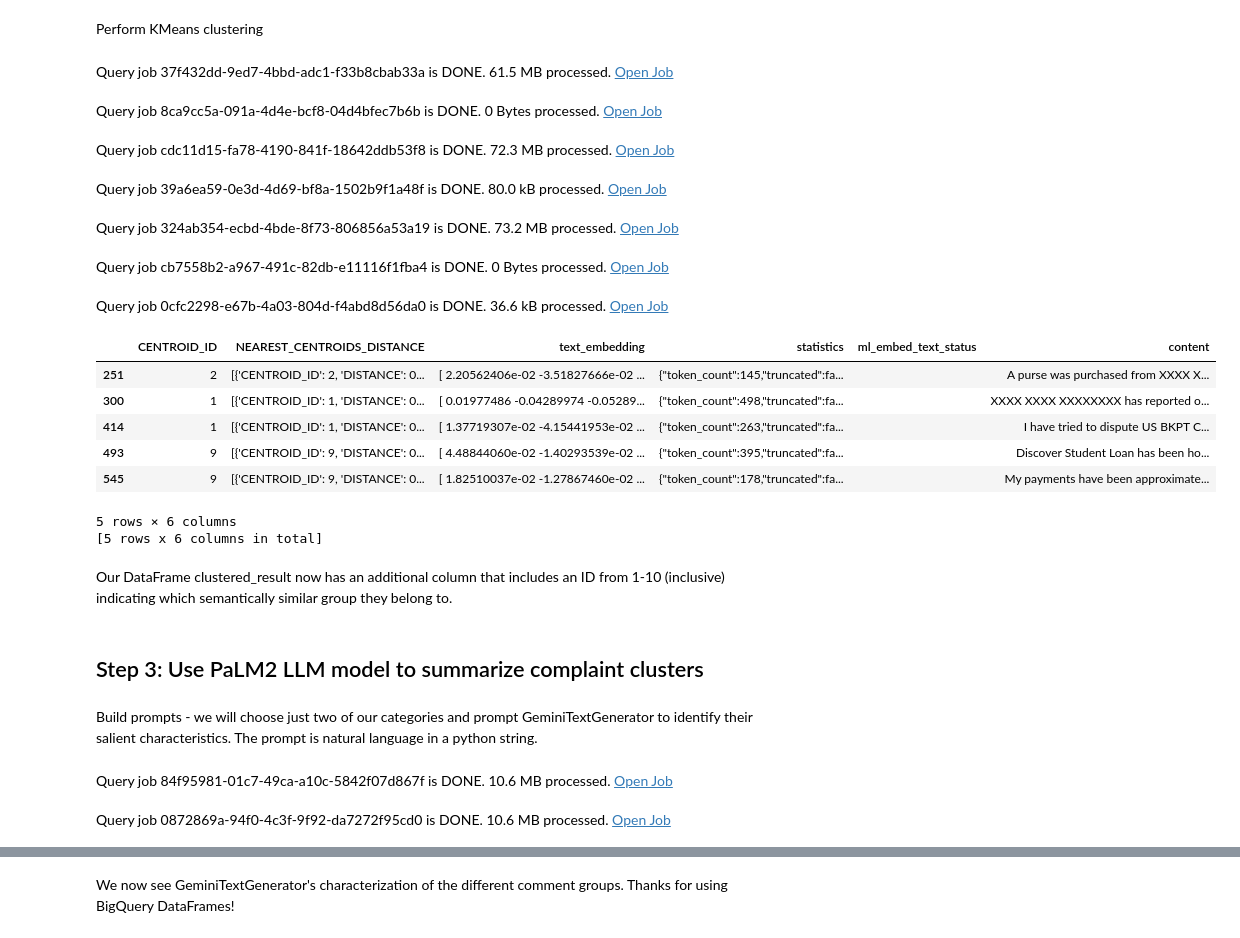
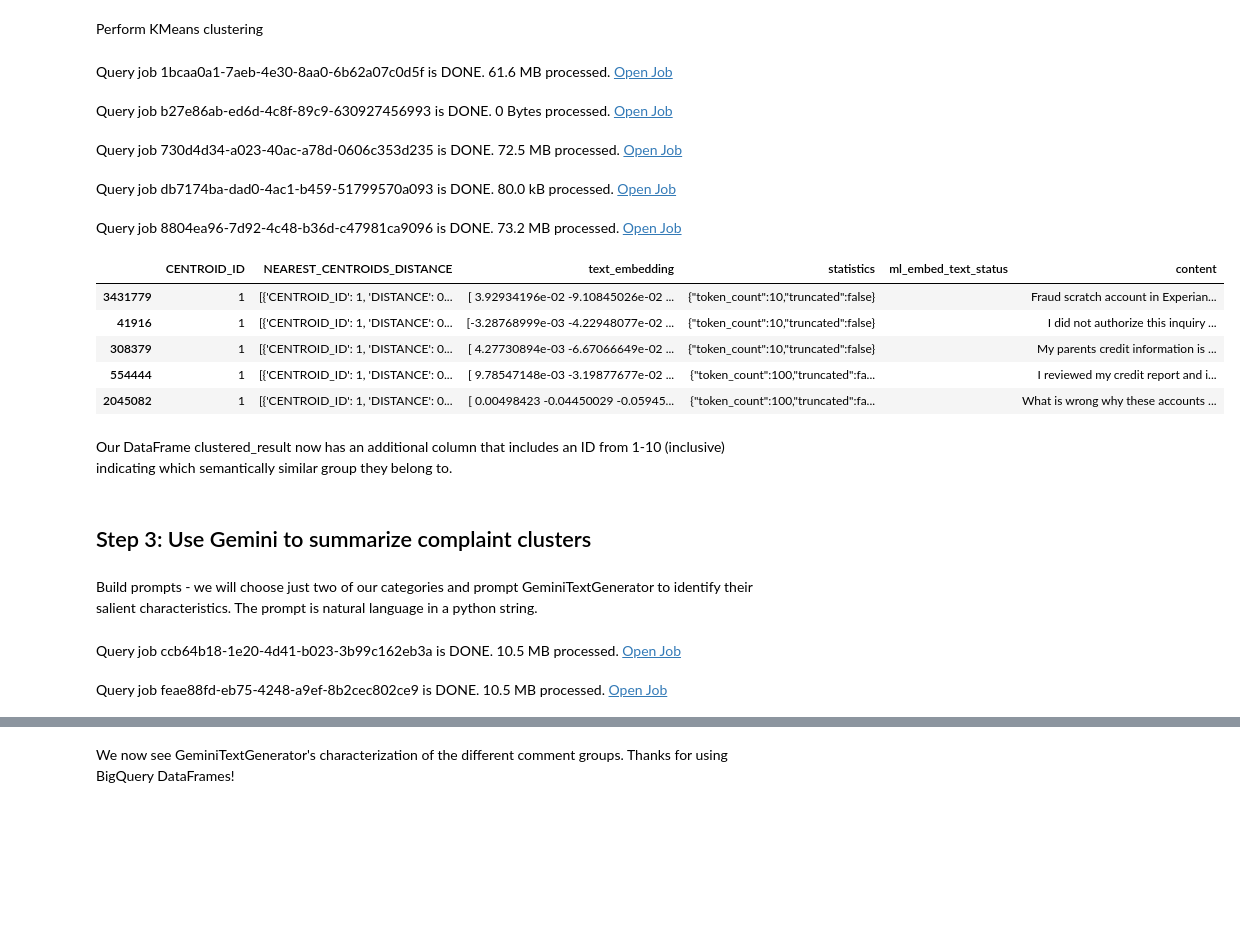
Before and after one commit to googleapis/python-bigquery-dataframes, a Jupyter notebook: notebooks/generative_ai/bq_dataframes_llm_kmeans.ipynb, the cells around one changed output, grey strips where cells are left out. Saved outputs shown, nothing was run; the diff lists cells and outputs as text; code cells hidden in the pictures; blank space fills up the shorter version.

```diff
--- a/notebooks/generative_ai/bq_dataframes_llm_kmeans.ipynb
+++ b/notebooks/generative_ai/bq_dataframes_llm_kmeans.ipynb
@@ -88,7 +88,7 @@ Complete the tasks in this section to set up your environment.
 **If you don't know your project ID**, see the support page: [Locate the project ID](https://support.google.com/googleapi/answer/7014113)
 # %%
 # set your project ID below
-PROJECT_ID = ""  # @param {type:"string"}
+PROJECT_ID = "bigframes-dev"  # @param {type:"string"}
 
 # Set the project id in gcloud
 #! gcloud config set project {PROJECT_ID}
@@ -181,0 +191,4 @@ Query job b0e71a63-1365-4fc5-a764-b25b62387fd1 is DONE. 36.1 kB processed. Open
+# %%
+successful_rows = predicted_embeddings["ml_embed_text_status"] == ""
+predicted_embeddings = predicted_embeddings[successful_rows]
+predicted_embeddings
@@ -192,30 +228,26 @@ Perform KMeans clustering
 # %%
 # Use KMeans clustering to calculate our groups. Will take ~3 minutes.
 cluster_model.fit(predicted_embeddings[["text_embedding"]])
 clustered_result = cluster_model.predict(predicted_embeddings)
 # Notice the CENTROID_ID column, which is the ID number of the group that
 # each complaint belongs to.
-clustered_result.head(n=5)
+clustered_result.peek(n=5)
 # %% [output]
-Query job 37f432dd-9ed7-4bbd-adc1-f33b8cbab33a is DONE. 61.5 MB processed. Open Job
+Query job 1bcaa0a1-7aeb-4e30-8aa0-6b62a07c0d5f is DONE. 61.6 MB processed. Open Job
-Query job 8ca9cc5a-091a-4d4e-bcf8-04d4bfec7b6b is DONE. 0 Bytes processed. Open Job
+Query job b27e86ab-ed6d-4c8f-89c9-630927456993 is DONE. 0 Bytes processed. Open Job
-Query job cdc11d15-fa78-4190-841f-18642ddb53f8 is DONE. 72.3 MB processed. Open Job
+Query job 730d4d34-a023-40ac-a78d-0606c353d235 is DONE. 72.5 MB processed. Open Job
-Query job 39a6ea59-0e3d-4d69-bf8a-1502b9f1a48f is DONE. 80.0 kB processed. Open Job
+Query job db7174ba-dad0-4ac1-b459-51799570a093 is DONE. 80.0 kB processed. Open Job
-Query job 324ab354-ecbd-4bde-8f73-806856a53a19 is DONE. 73.2 MB processed. Open Job
+Query job 8804ea96-7d92-4c48-b36d-c47981ca9096 is DONE. 73.2 MB processed. Open Job
-Query job cb7558b2-a967-491c-82db-e11116f1fba4 is DONE. 0 Bytes processed. Open Job
-Query job 0cfc2298-e67b-4a03-804d-f4abd8d56da0 is DONE. 36.6 kB processed. Open Job
 |  | CENTROID_ID | NEAREST_CENTROIDS_DISTANCE | text_embedding | statistics | ml_embed_text_status | content |
-| 251 | 2 | [{'CENTROID_ID': 2, 'DISTANCE': 0... | [ 2.20562406e-02 -3.51827666e-02 ... | {"token_count":145,"truncated":fa... |  | A purse was purchased from XXXX X... |
-| 300 | 1 | [{'CENTROID_ID': 1, 'DISTANCE': 0... | [ 0.01977486 -0.04289974 -0.05289... | {"token_count":498,"truncated":fa... |  | XXXX XXXX XXXXXXXX has reported o... |
-| 414 | 1 | [{'CENTROID_ID': 1, 'DISTANCE': 0... | [ 1.37719307e-02 -4.15441953e-02 ... | {"token_count":263,"truncated":fa... |  | I have tried to dispute US BKPT C... |
-| 493 | 9 | [{'CENTROID_ID': 9, 'DISTANCE': 0... | [ 4.48844060e-02 -1.40293539e-02 ... | {"token_count":395,"truncated":fa... |  | Discover Student Loan has been ho... |
-| 545 | 9 | [{'CENTROID_ID': 9, 'DISTANCE': 0... | [ 1.82510037e-02 -1.27867460e-02 ... | {"token_count":178,"truncated":fa... |  | My payments have been approximate... |
+| 3431779 | 1 | [{'CENTROID_ID': 1, 'DISTANCE': 0... | [ 3.92934196e-02 -9.10845026e-02 ... | {"token_count":10,"truncated":false} |  | Fraud scratch account in Experian... |
+| 41916 | 1 | [{'CENTROID_ID': 1, 'DISTANCE': 0... | [-3.28768999e-03 -4.22948077e-02 ... | {"token_count":10,"truncated":false} |  | I did not authorize this inquiry ... |
+| 308379 | 1 | [{'CENTROID_ID': 1, 'DISTANCE': 0... | [ 4.27730894e-03 -6.67066649e-02 ... | {"token_count":10,"truncated":false} |  | My parents credit information is ... |
+| 554444 | 1 | [{'CENTROID_ID': 1, 'DISTANCE': 0... | [ 9.78547148e-03 -3.19877677e-02 ... | {"token_count":100,"truncated":fa... |  | I reviewed my credit report and i... |
+| 2045082 | 1 | [{'CENTROID_ID': 1, 'DISTANCE': 0... | [ 0.00498423 -0.04450029 -0.05945... | {"token_count":100,"truncated":fa... |  | What is wrong why these accounts ... |
-5 rows × 6 columns
-[5 rows x 6 columns in total]
 # %% [markdown]
 Our DataFrame clustered_result now has an additional column that includes an ID from 1-10 (inclusive) indicating which semantically similar group they belong to.
 # %% [markdown]
-## Step 3: Use PaLM2 LLM model to summarize complaint clusters
+## Step 3: Use Gemini to summarize complaint clusters
 # %% [markdown]
 Build prompts - we will choose just two of our categories and prompt GeminiTextGenerator to identify their salient characteristics. The prompt is natural language in a python string.
 # %%
@@ -231,8 +263,8 @@ cluster_2_result = clustered_result[
 ][["content"]]
 cluster_2_result_pandas = cluster_2_result.head(5).to_pandas()
 # %% [output]
-Query job 84f95981-01c7-49ca-a10c-5842f07d867f is DONE. 10.6 MB processed. Open Job
+Query job ccb64b18-1e20-4d41-b023-3b99c162eb3a is DONE. 10.5 MB processed. Open Job
-Query job 0872869a-94f0-4c3f-9f92-da7272f95cd0 is DONE. 10.6 MB processed. Open Job
+Query job feae88fd-eb75-4248-a9ef-8b2cec802ce9 is DONE. 10.5 MB processed. Open Job
 # %%
 # Build plain-text prompts to send to PaLM 2. Use only 5 complaints from each group.
 prompt1 = 'comment list 1:\n'
```
Also changed, not shown: parts of 11 cells of this notebook.
